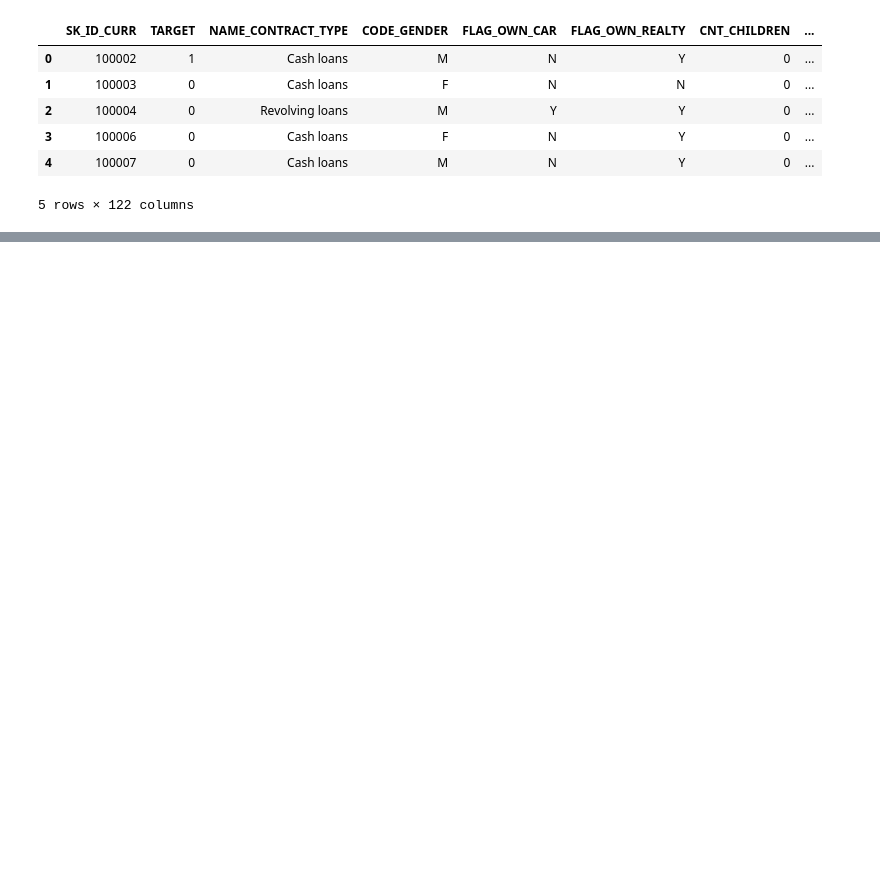
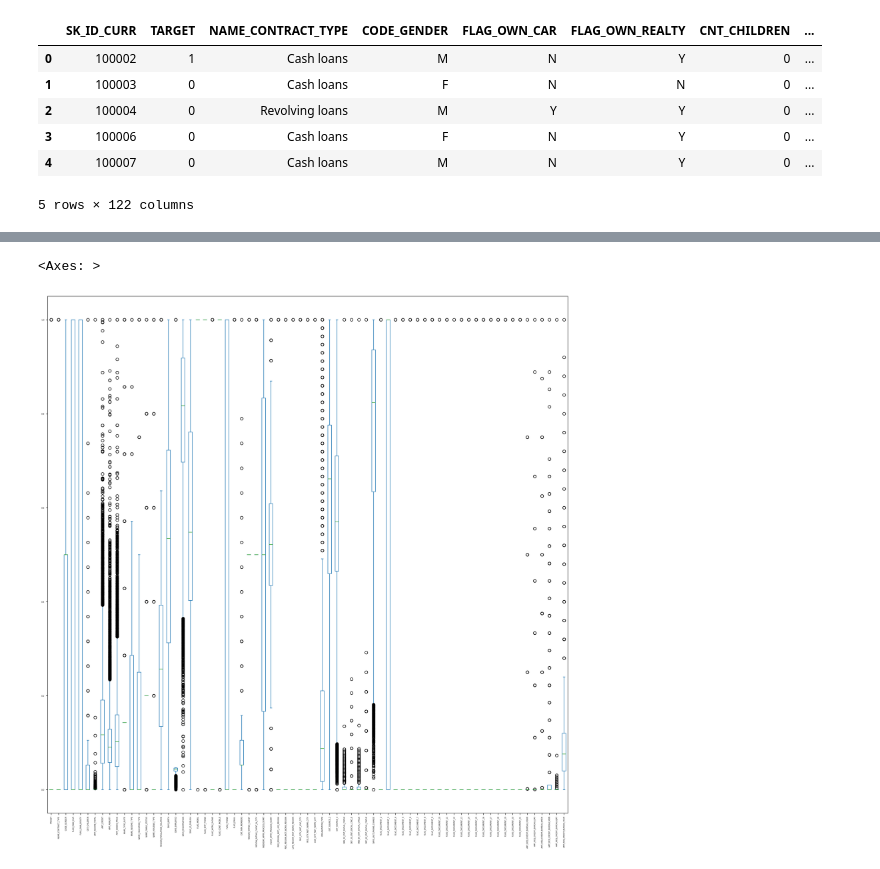
Before and after one commit to Hitstar53/AIML-Practicals, a Jupyter notebook: Exp6/exp6.ipynb, the cells around one changed output, grey strips where cells are left out. Drawn from its saved outputs; the diff is of its cells as text; code cells hidden in the pictures; blank space fills up the shorter version.

```diff
--- a/Exp6/exp6.ipynb
+++ b/Exp6/exp6.ipynb
@@ -26,0 +130,5 @@ df.head()
+# %%
+new_df.plot.box(rot=90, fontsize=4)
+# %% [output]
+<Axes: >
+[figure, added]
```
Also changed, not shown: parts of 9 cells of this notebook, 4 other files.
